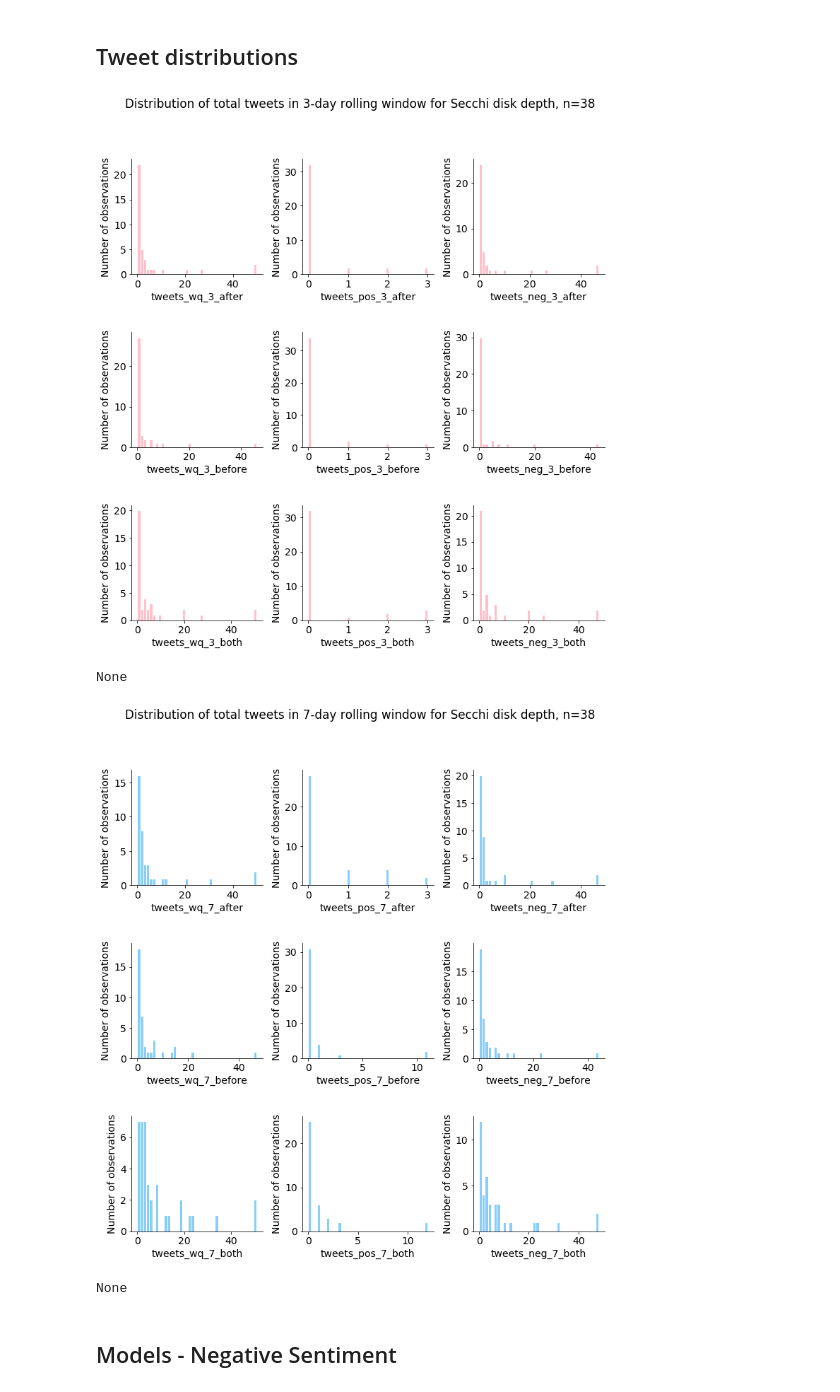
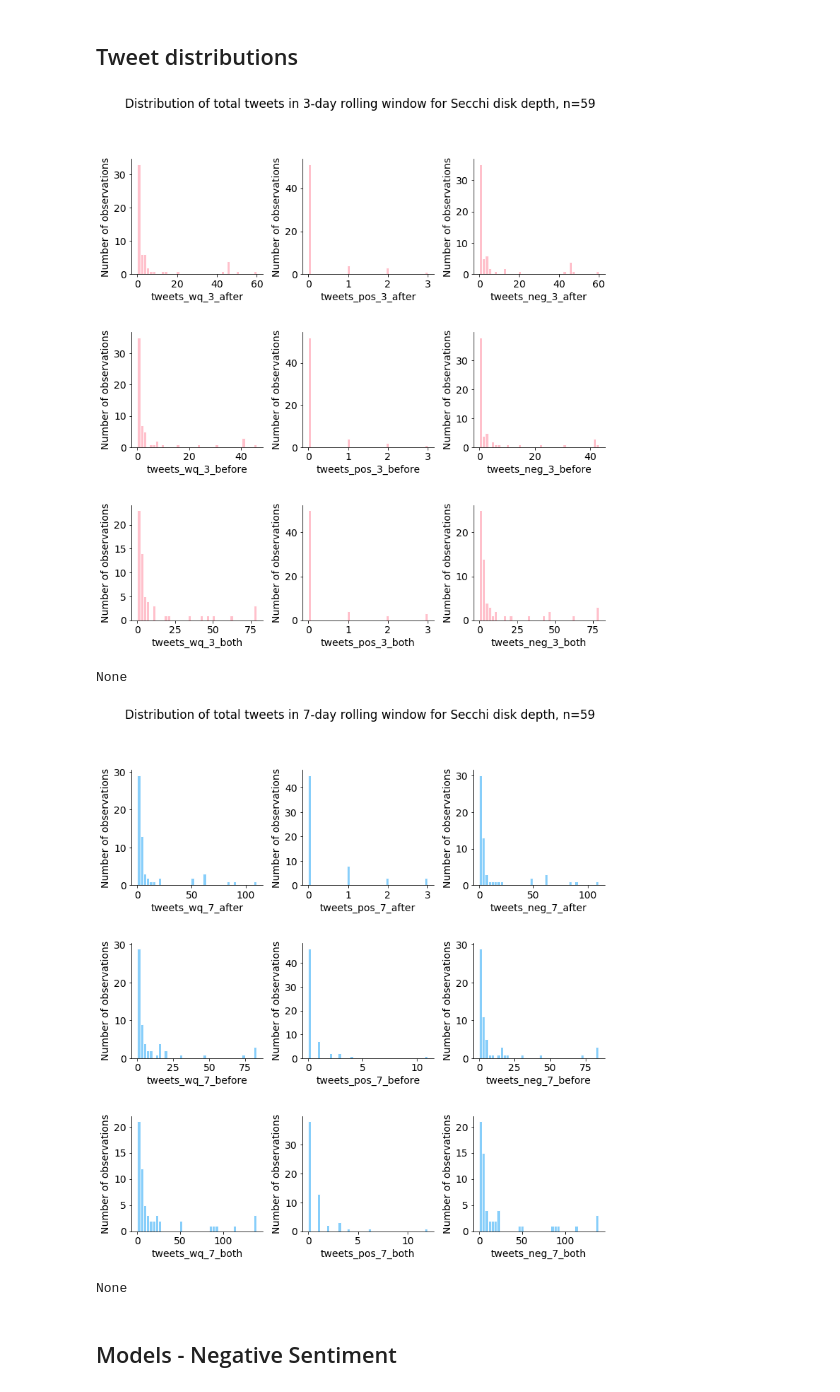
Before and after one commit to PierreMishra/WaterQualityPerceptionMP2020, a Jupyter notebook: Regression I.ipynb, the cells around one changed output. Cells and saved outputs as stored; diff of their text form; code cells hidden in the pictures.

```diff
--- a/Regression I.ipynb
+++ b/Regression I.ipynb
@@ -75,7 +83,8 @@ files
 df = {}
 
 # Name of dataframe indices - align with the order of files
-names = ["c", "cb", "ccc", "sd", "tb", "tcc", "tss", "t", "tweets"]
+names = ["c", "cb_c", "cb", "cb_s", "ccc_c", "ccc", "ccc_s", "sd", "tb_c",
+         "tb", "tb_s", "tcc_c", "tcc", "tcc_s", "tss", "t", "tweets"]
 # %%
 # Import data
 for name, file in zip(names, files):
@@ -379,12 +397,12 @@ def run_models(): #FOR NOW THIS WORKS WITH THE POISSON FUNCTION BELOW
 # %% [markdown]
 ## Tweet distributions
 # %%
-display(histogram_3days(df["sd"], "Secchi disk depth"));
-display(histogram_7days(df["sd"], "Secchi disk depth"));
+display(histogram_3days(df["tcc_c"], "Secchi disk depth"));
+display(histogram_7days(df["tcc_c"], "Secchi disk depth"));
 # %% [output]
-[figure, old version]
+[figure, new version]
 None
-[figure, old version]
+[figure, new version]
 None
 # %% [markdown]
 ## Models - Negative Sentiment
```
Also changed, not shown: parts of 5 cells of this notebook.
